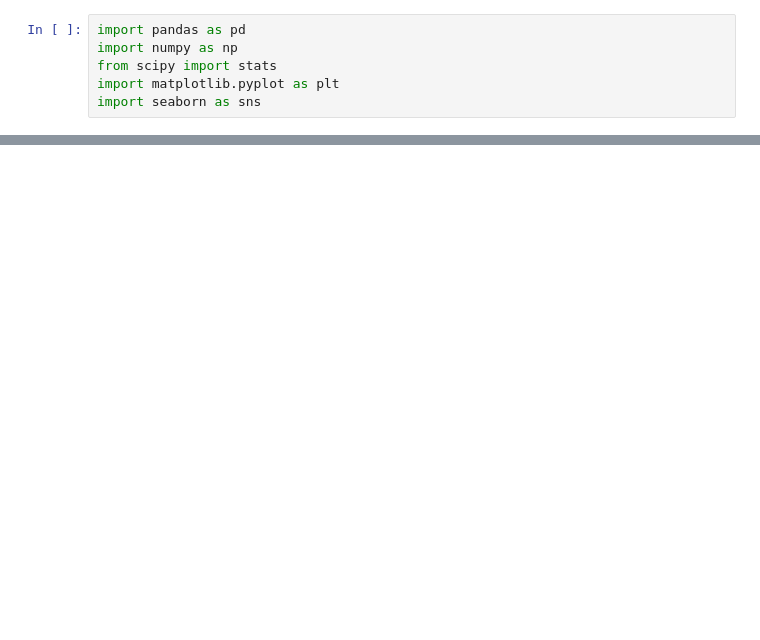
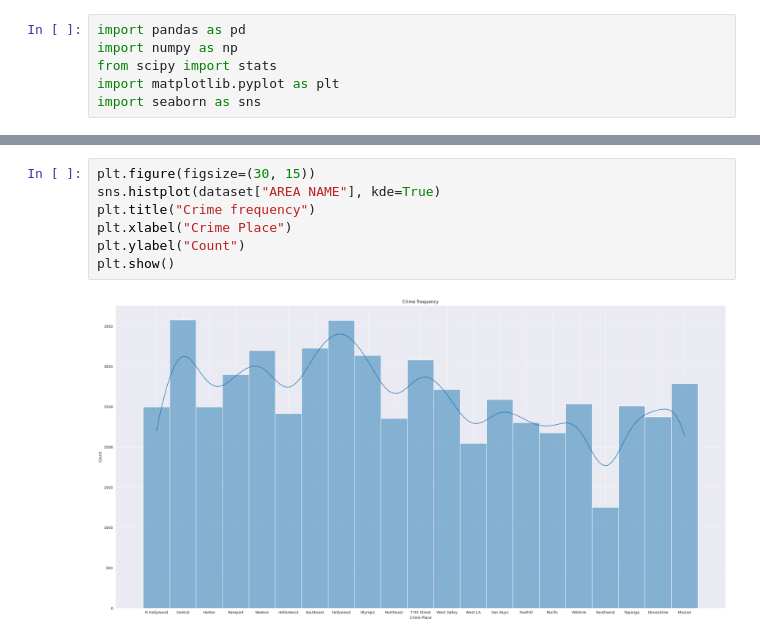
Before and after one commit to AAlimurung/APPLIED-AI-Datasets, a Jupyter notebook: main.ipynb, the cells around one changed output, grey strips where cells are left out. Cells and saved outputs as stored; diff of their text form; blank space fills up the shorter version.

```diff
--- a/main.ipynb
+++ b/main.ipynb
@@ -17,0 +51,9 @@ dataset.head() #checking if it is loaded correctly
+# %%
+plt.figure(figsize=(30, 15))
+sns.histplot(dataset["AREA NAME"], kde=True)
+plt.title("Crime frequency")
+plt.xlabel("Crime Place")
+plt.ylabel("Count")
+plt.show()
+# %% [output]
+[figure, added]
```
Also changed, not shown: parts of 4 cells of this notebook, 1 other file.
